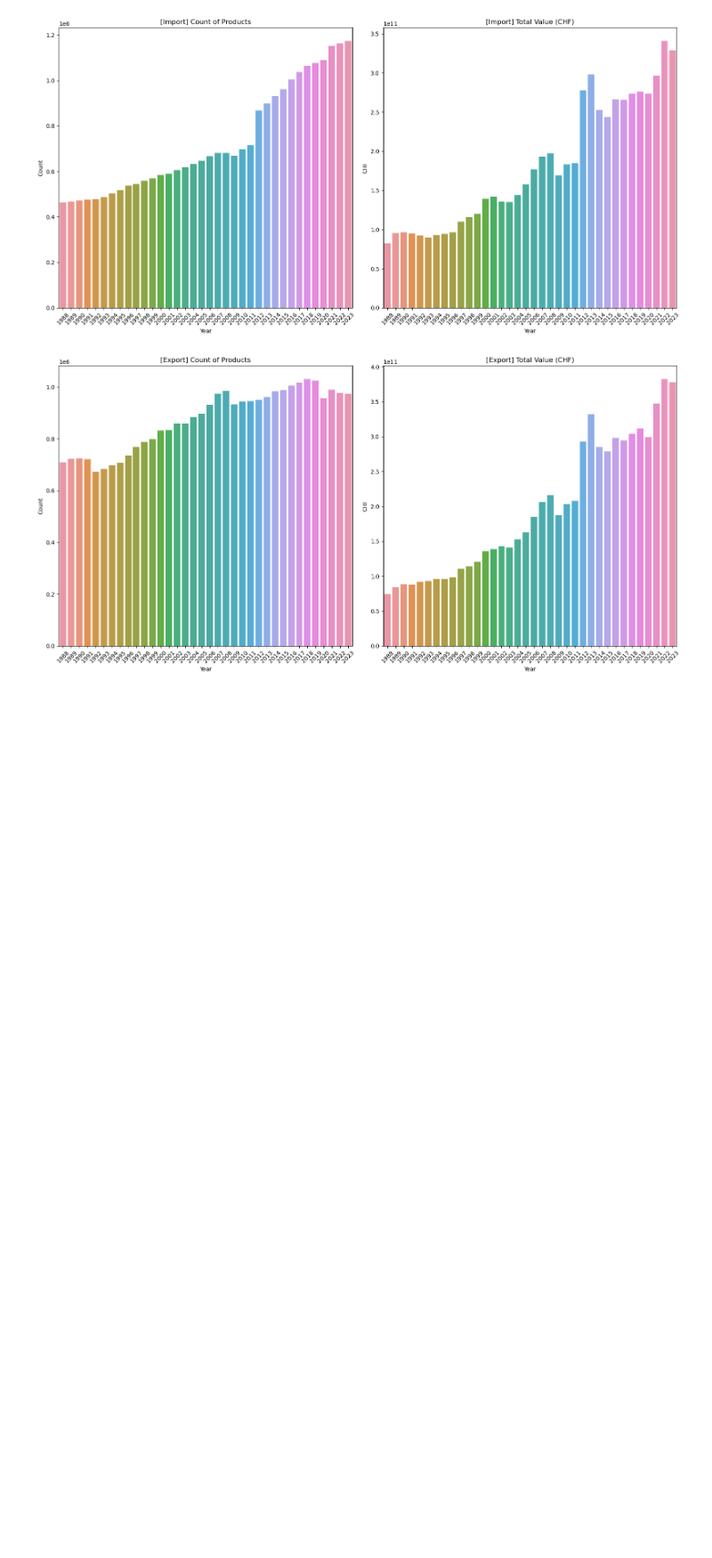
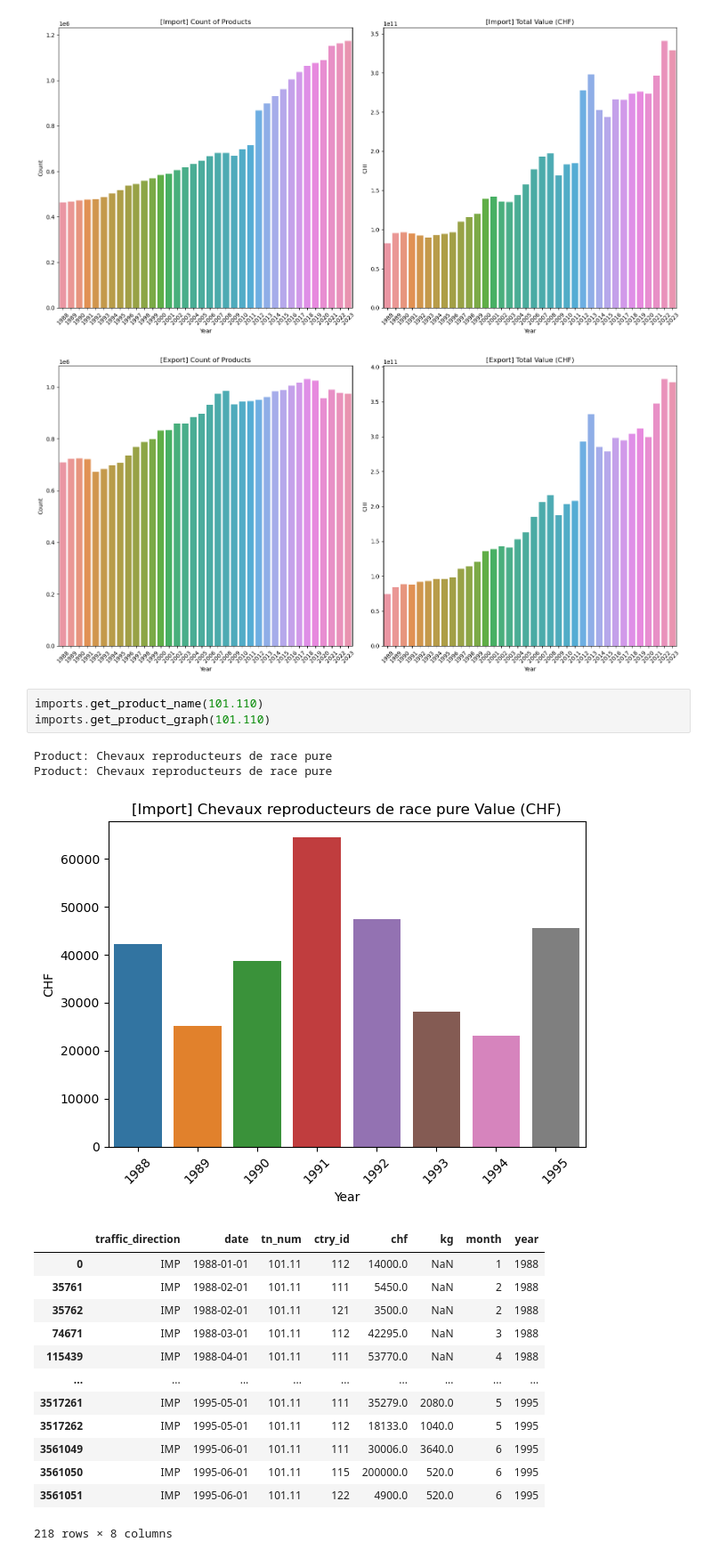
Before and after one commit to com-480-data-visualization/com-480-import-export, a Jupyter notebook: first_look.ipynb, the cells around one changed output. Shown: that part at 89% size. Drawn from its saved outputs; the diff is of its cells as text; blank space fills up the shorter version.

Commit message:
added a graph about horses

```diff
--- a/first_look.ipynb
+++ b/first_look.ipynb
@@ -32,3 +38,23 @@ exports.graphs()
 # %% [output]
 [figure]
 [figure]
+# %%
+imports.get_product_name(101.110)
+imports.get_product_graph(101.110)
+# %% [output]
+Product: Chevaux reproducteurs de race pure
+Product: Chevaux reproducteurs de race pure
+[figure, added]
+|  | traffic_direction | date | tn_num | ctry_id | chf | kg | month | year |
+| 0 | IMP | 1988-01-01 | 101.11 | 112 | 14000.0 | NaN | 1 | 1988 |
+| 35761 | IMP | 1988-02-01 | 101.11 | 111 | 5450.0 | NaN | 2 | 1988 |
+| 35762 | IMP | 1988-02-01 | 101.11 | 121 | 3500.0 | NaN | 2 | 1988 |
+| 74671 | IMP | 1988-03-01 | 101.11 | 112 | 42295.0 | NaN | 3 | 1988 |
+| 115439 | IMP | 1988-04-01 | 101.11 | 111 | 53770.0 | NaN | 4 | 1988 |
+| ... | ... | ... | ... | ... | ... | ... | ... | ... |
+| 3517261 | IMP | 1995-05-01 | 101.11 | 111 | 35279.0 | 2080.0 | 5 | 1995 |
+| 3517262 | IMP | 1995-05-01 | 101.11 | 112 | 18133.0 | 1040.0 | 5 | 1995 |
+| 3561049 | IMP | 1995-06-01 | 101.11 | 111 | 30006.0 | 3640.0 | 6 | 1995 |
+| 3561050 | IMP | 1995-06-01 | 101.11 | 115 | 200000.0 | 520.0 | 6 | 1995 |
+| 3561051 | IMP | 1995-06-01 | 101.11 | 122 | 4900.0 | 520.0 | 6 | 1995 |
+218 rows × 8 columns
```
Also changed, not shown: parts of 1 cell of this notebook, 3 other files.
